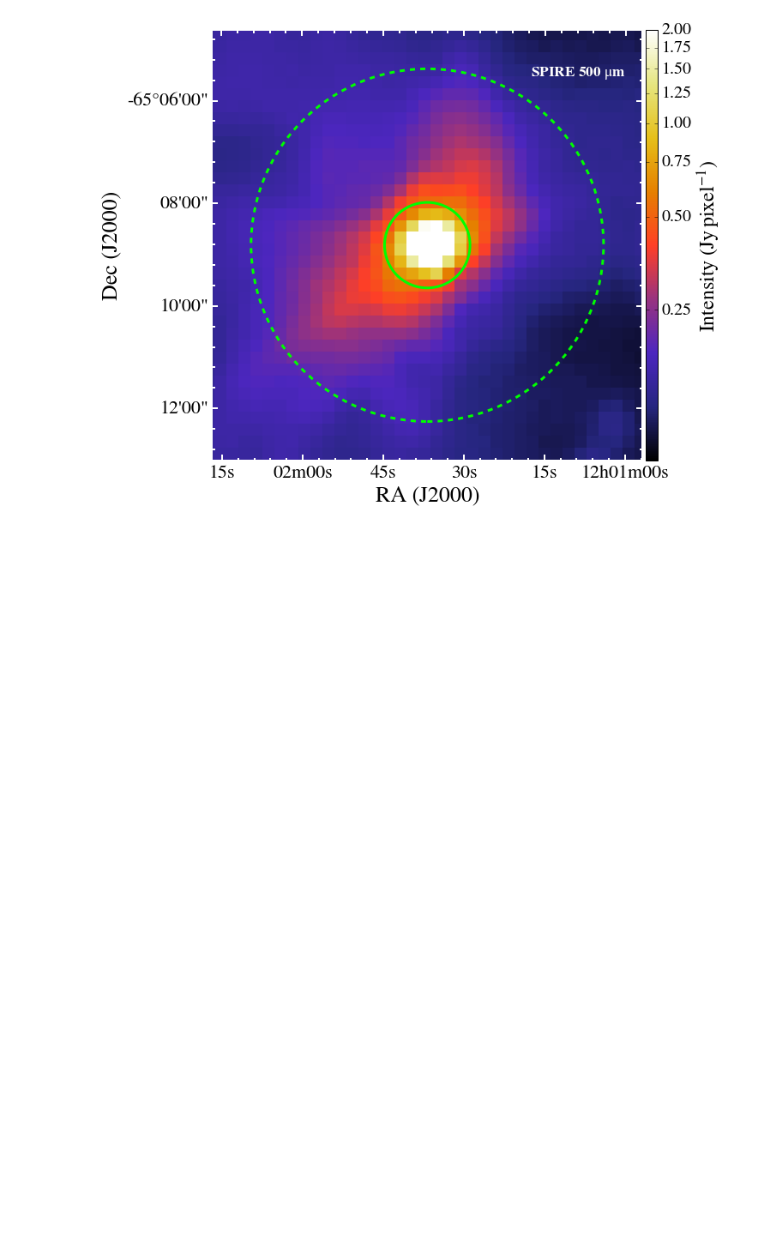
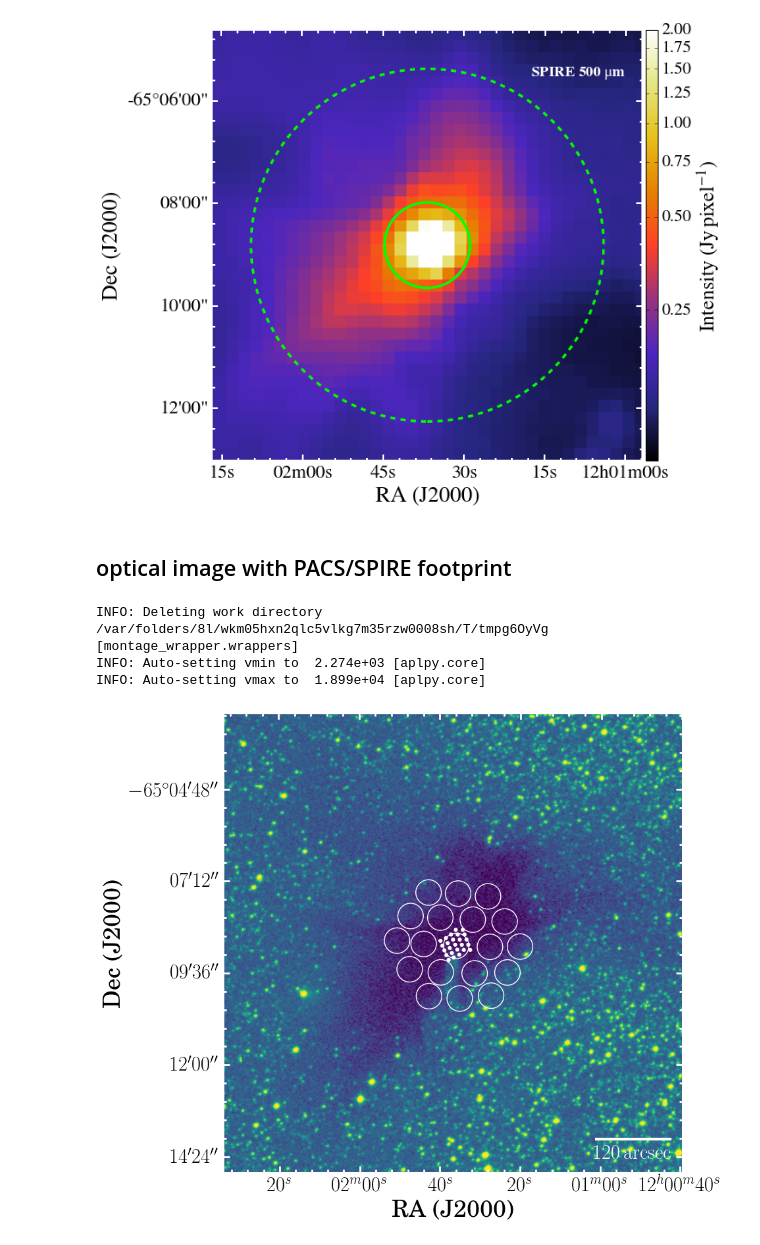
Before and after one commit to yaolun/misc, a Jupyter notebook: make_image.ipynb, the cells around one changed output. Drawn from its saved outputs; the diff is of its cells as text; code cells hidden in the pictures; blank space fills up the shorter version.

```diff
--- a/make_image.ipynb
+++ b/make_image.ipynb
@@ -411,3 +484,83 @@ for filepath in fuori_111:
     make_image(filepath, plotname='FUOri_111reg', stretch='log', size=0.01,
                coord=[c.ra.degree,c.dec.degree], int_unit=r'$\rm{Jy\,pixel^{-1}}$',
                text='FORCAST 11.1 $\mu$m', vmin=0.01, vmax=0.2, bar_size=10)
+# %% [markdown]
+## optical image with PACS/SPIRE footprint
+# %%
+# SPIRE SLW pixel name
+pixelname_slw = ['SLWA1','SLWA2','SLWA3','SLWB1','SLWB2',
+                 'SLWB3','SLWB4','SLWC1','SLWC2','SLWC3',
+                 'SLWC4','SLWC5','SLWD1','SLWD2','SLWD3',
+                 'SLWD4','SLWE1','SLWE2','SLWE3']
+from astropy.io import ascii
+fitting_dir = '/Users/yaolun/bhr71/best_calibrated/fitting/spire/advanced_products/cube/'
+pixelcoord_slw = []
+for pix in pixelname_slw:
+    data = ascii.read(fitting_dir+'BHR71_'+pix+'_lines.txt')
+    pixelcoord_slw.append([data['RA(deg)'][0], data['Dec(deg)'][0]])
+# %%
+# PACS pixel coordinates
+pixelcoord_pacs = []
+fitting_dir = '/Users/yaolun/bhr71/best_calibrated/fitting/pacs/advanced_products/cube/'
+for i in range(1,26):
+    data = ascii.read(fitting_dir+'BHR71_pacs_pixel'+str(i)+'_hsa_lines.txt')
+    pixelcoord_pacs.append([data['RA(deg)'][0], data['Dec(deg)'][0]])
+# %%
+sdss_red = '/Users/yaolun/bhr71/data/bhr71_sdss_red.fits'
+size = 0.1
+import numpy as np
+import aplpy as apl
+import matplotlib.pyplot as plt
+from astropy import units as u
+from astropy.coordinates import SkyCoord
+
+im = apl.FITSFigure(sdss_red,north=True)
+im.frame.set_linewidth(2)
+im.frame.set_color('white')
+cmap = plt.cm.viridis
+im.show_colorscale(cmap=cmap,stretch='log')
+
+# source coordinate from Chen 2008
+# 12 01 36.81  -65 08 49.22
+irs1 = SkyCoord('12 01 36.81 -65 08 49.22', unit=(u.hourangle, u.deg))
+# add label for BHR71 IRS2
+irs2 = SkyCoord('12 01 34.09 -65 08 47.36', unit=(u.hourangle, u.deg))
+
+im.recenter(irs1.ra.degree, irs1.dec.degree,radius=size)
+
+im.set_nan_color('black')
+im.tick_labels.set_font(size=22)
+
+# im.add_colorbar()
+# im.colorbar.set_font(size=20)
+# im.colorbar.set_axis_label_text(r'$\rm{Intensity\,(Jy\,pixel^{-1})}$')
+# im.colorbar.set_axis_label_font(size=24)
+im.set_tick_labels_format(xformat='hh:mm:ss',yformat='dd:mm:ss')
+im.ticks.set_xspacing(size/2.5)
+im.ticks.set_yspacing(size/2.5)
+im.axis_labels.set_font(size=26)
+im.ticks.set_linewidth(2)
+im.ticks.set_color('white')
+
+im.add_scalebar(120/3600.)
+im.scalebar.set_length(120 * u.arcsecond)
+im.scalebar.set_label(r'$\rm{120\,arcsec}$')
+im.scalebar.set_font(size=22, weight='bold')
+im.scalebar.set(linestyle='solid', color='w', linewidth=3, corner='bottom')
+
+
+# plot the footprint of SPIRE spaxel
+for coord in pixelcoord_slw:
+    im.show_circles([coord[0]], [coord[1]], [40/2./3600.], color='white', linewidth=1)
+
+# plot the footprint of PACS spaxel
+for coord in pixelcoord_pacs:
+    im.show_markers([coord[0]], [coord[1]], marker='o', facecolor='w', edgecolor='None', s=20, linewidth=1)
+
+
+im.save('/Users/yaolun/Dropbox/bhr71/for_submission/figures/sdss_red.pdf',format='pdf',transparent=True, dpi=300)
+# %% [output]
+INFO: Deleting work directory /var/folders/8l/wkm05hxn2qlc5vlkg7m35rzw0008sh/T/tmpg6OyVg [montage_wrapper.wrappers]
+INFO: Auto-setting vmin to  2.274e+03 [aplpy.core]
+INFO: Auto-setting vmax to  1.899e+04 [aplpy.core]
+[figure, added]
```
Also changed, not shown: parts of 9 cells of this notebook, 4 other files.
